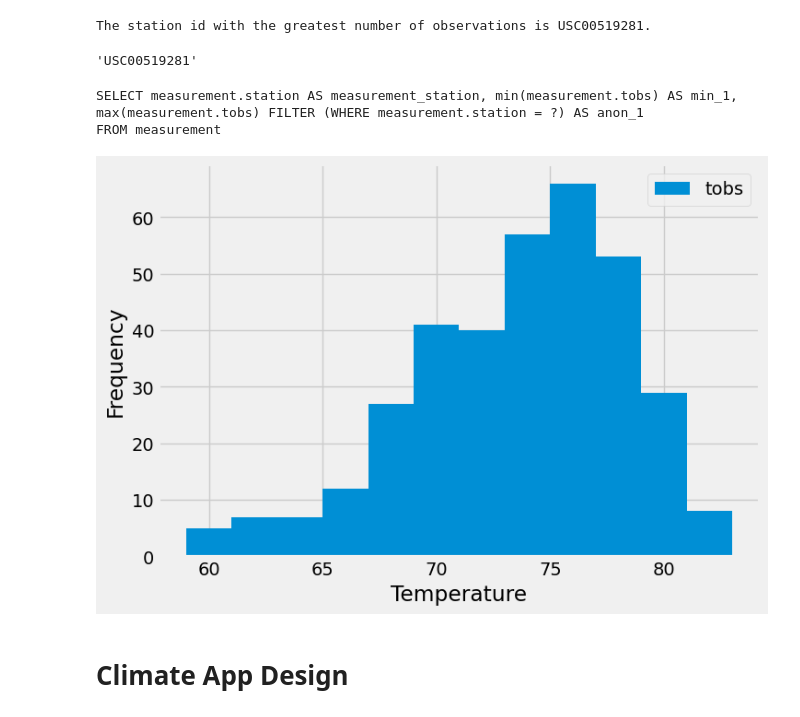
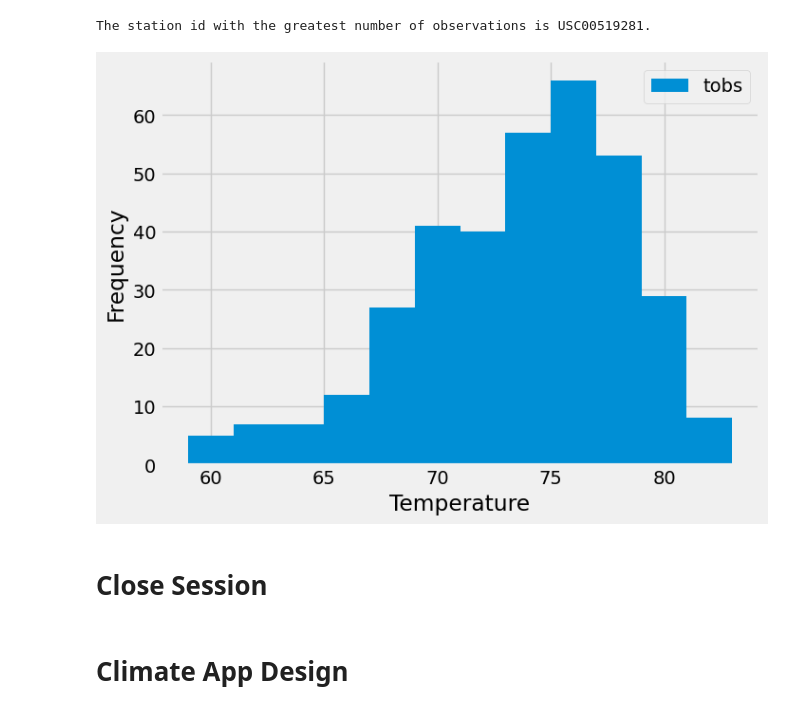
Before and after one commit to jimlhaugen/sqlalchemy-challenge, a Jupyter notebook: climate_starter.ipynb, the cells around one changed output. Saved outputs shown, nothing was run; the diff lists cells and outputs as text; code cells hidden in the pictures.

```diff
--- a/climate_starter.ipynb
+++ b/climate_starter.ipynb
@@ -156,36 +156,30 @@ greatest_number_of_observations = active_stations[0][0]
 print(f'The station id with the greatest number of observations is {greatest_number_of_observations}.')
 # %% [output]
 The station id with the greatest number of observations is USC00519281.
-# %%
-greatest_number_of_observations
-# %% [output]
-'USC00519281'
 # %%
 # Using the most active station id from the previous query, calculate the lowest, highest, and average temperature.
 # tobs = temperatures
-most_active_station = session.query(Measurement.station,\
+most_active_station_stats = session.query(Measurement.station,\
                                     func.min(Measurement.tobs),\
-                                    func.max(Measurement.tobs).\
+                                    func.max(Measurement.tobs),\
+                                    func.avg(Measurement.tobs).\
                                     filter(Measurement.station == greatest_number_of_observations))
-
-print(most_active_station)
-# %% [output]
-SELECT measurement.station AS measurement_station, min(measurement.tobs) AS min_1, max(measurement.tobs) FILTER (WHERE measurement.station = ?) AS anon_1
-FROM measurement
 # %%
 # Using the most active station id
 # Query the last 12 months of temperature observation data for this station and plot the results as a histogram
 query_results = session.query(Measurement.station, Measurement.tobs)\
             .filter(Measurement.date >= query_one_year)\
             .filter(Measurement.station == greatest_number_of_observations)
 
 df_most_active = pd.DataFrame(query_results)
 
-df_most_active.plot.hist(figsize = (7.5,5.25), bins=12)
+df_most_active.plot.hist(figsize = (7.25,5.25), bins=12)
 plt.xlabel("Temperature")
 plt.ylabel("Frequency")
 plt.legend(["tobs"], loc = "upper right")
 
 plt.show()
 # %% [output]
-[figure, old version]
+[figure, new version]
+# %% [markdown]
+# Close Session
```
Also changed, not shown: parts of 5 cells of this notebook.
